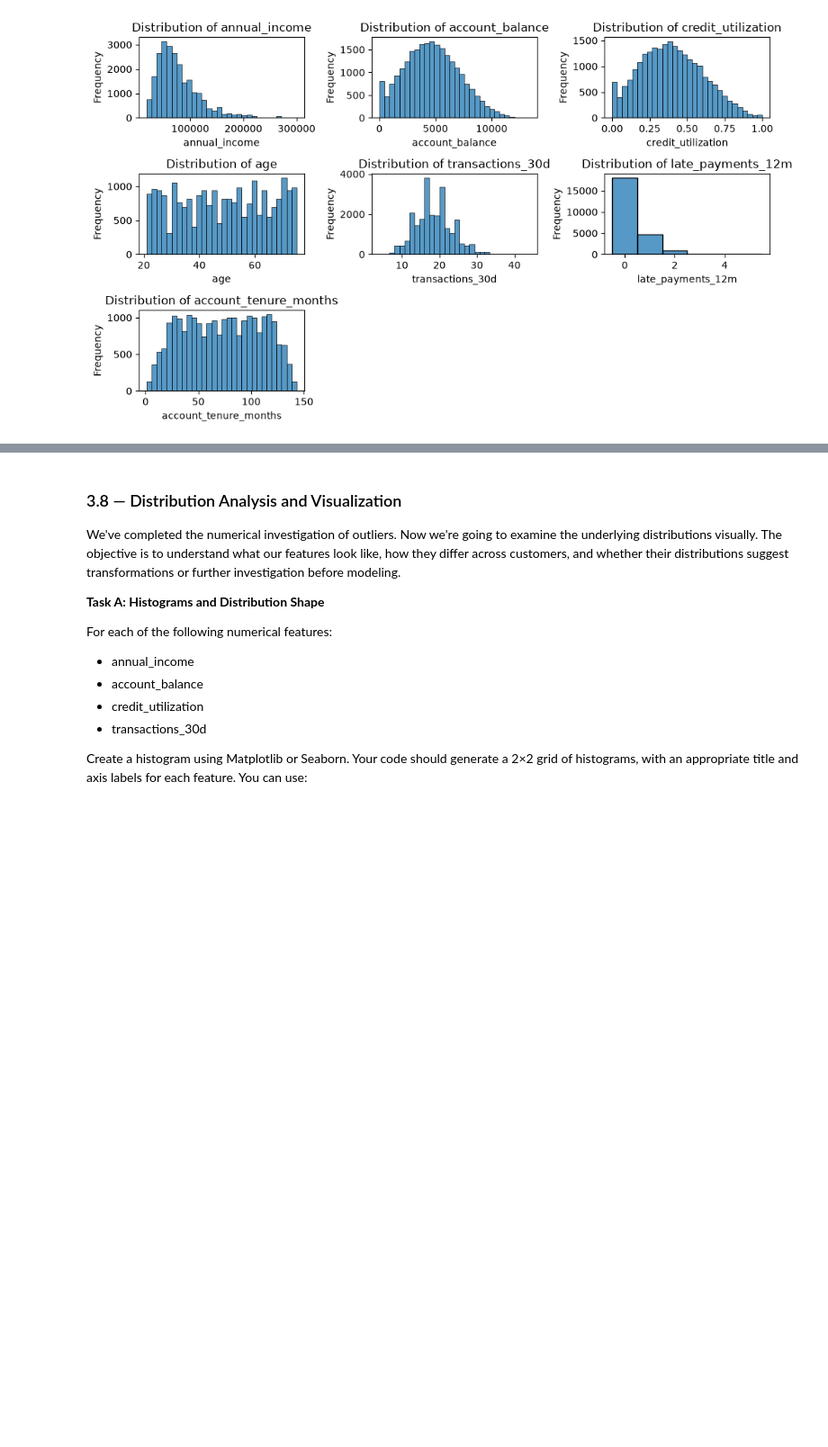
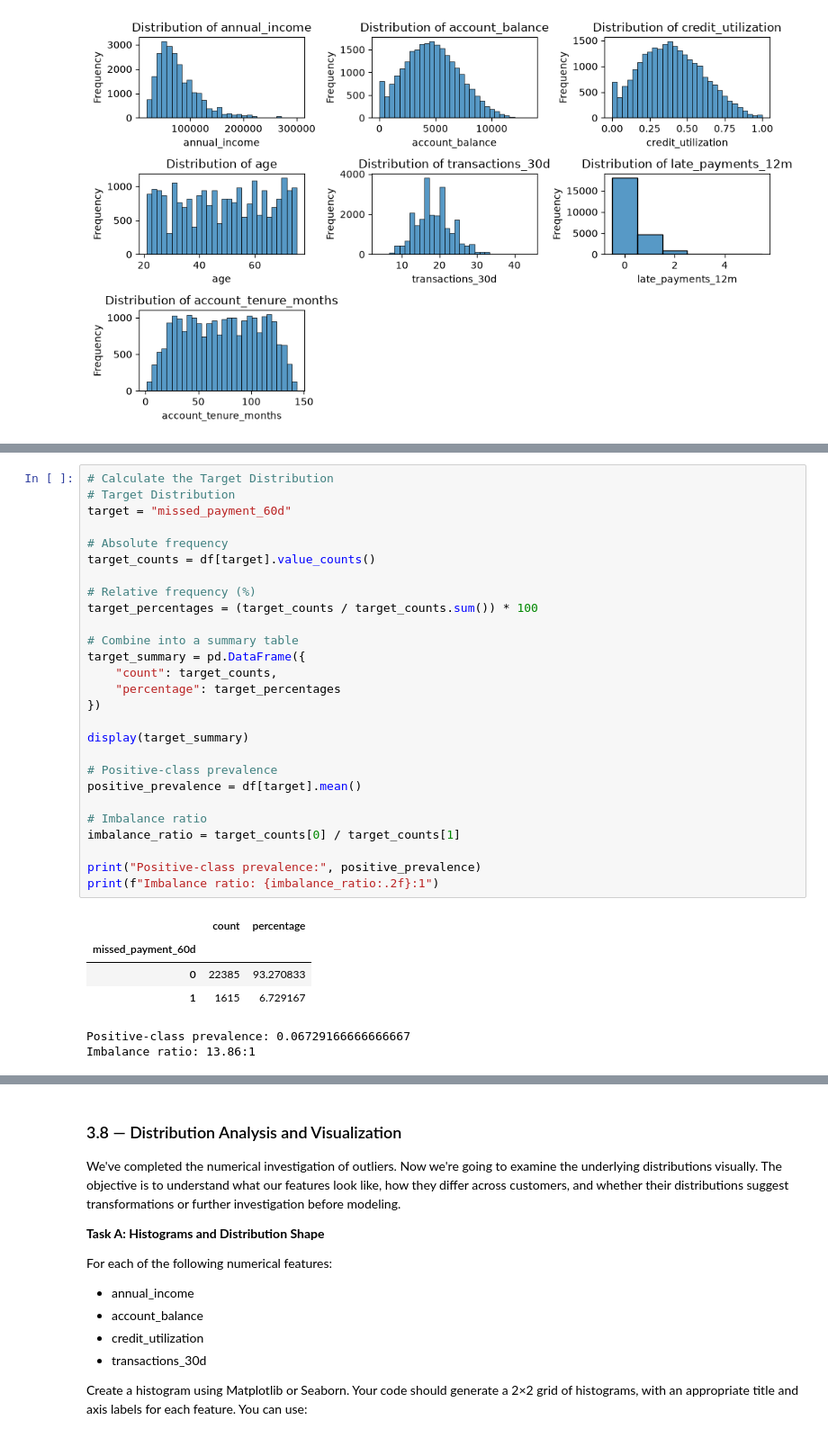
Before and after one commit to JadenGrossbaum/Data-Science, a Jupyter notebook: Chapter 5 EDA/Chapter5_Final_EDA_Workflow.ipynb, the cells around one changed output, grey strips where cells are left out. Shown at 90% size. Cells and saved outputs as stored; diff of their text form; blank space fills up the shorter version.

```diff
--- a/Chapter 5 EDA/Chapter5_Final_EDA_Workflow.ipynb
+++ b/Chapter 5 EDA/Chapter5_Final_EDA_Workflow.ipynb
@@ -1096,0 +1468,34 @@ plt.show()
+# %%
+# Calculate the Target Distribution
+# Target Distribution
+target = "missed_payment_60d"
+
+# Absolute frequency
+target_counts = df[target].value_counts()
+
+# Relative frequency (%)
+target_percentages = (target_counts / target_counts.sum()) * 100
+
+# Combine into a summary table
+target_summary = pd.DataFrame({
+    "count": target_counts,
+    "percentage": target_percentages
+})
+
+display(target_summary)
+
+# Positive-class prevalence
+positive_prevalence = df[target].mean()
+
+# Imbalance ratio
+imbalance_ratio = target_counts[0] / target_counts[1]
+
+print("Positive-class prevalence:", positive_prevalence)
+print(f"Imbalance ratio: {imbalance_ratio:.2f}:1")
+# %% [output]
+|  | count | percentage |
+| missed_payment_60d |  |  |
+| 0 | 22385 | 93.270833 |
+| 1 | 1615 | 6.729167 |
+Positive-class prevalence: 0.06729166666666667
+Imbalance ratio: 13.86:1
```
Also changed, not shown: parts of 21 cells of this notebook, 1 other file.
